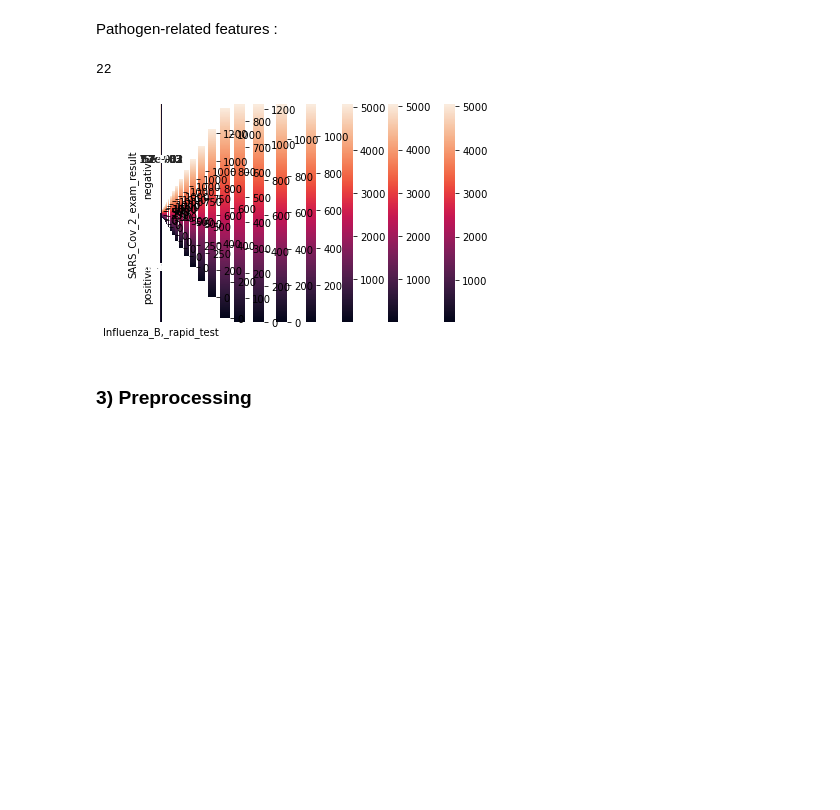
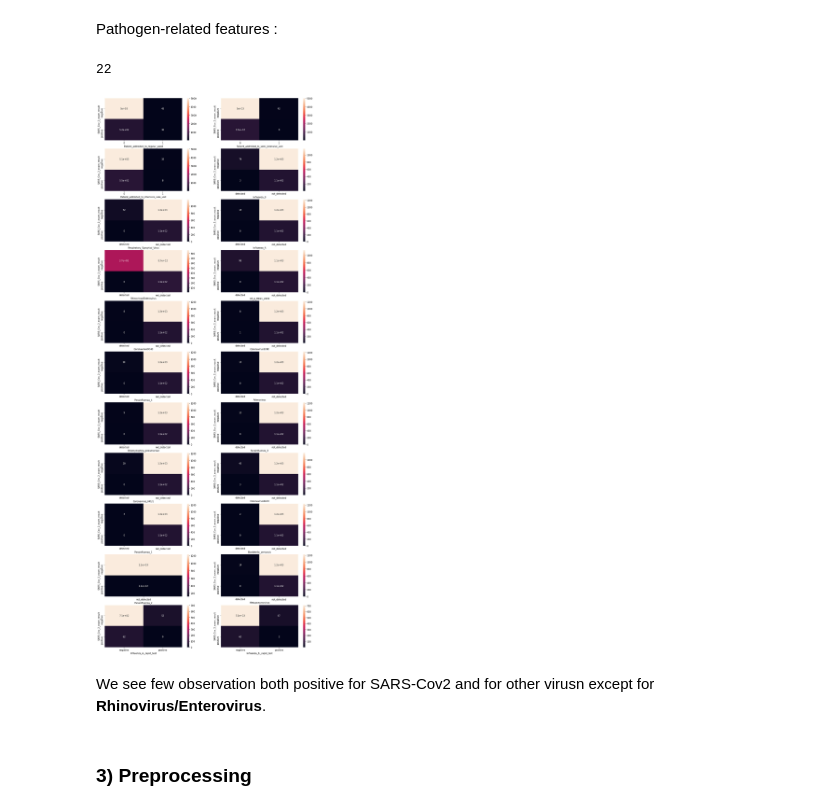
Before and after one commit to AnthonyJaquaniello/Machine_Learning, a Jupyter notebook: src/Covid.ipynb, the cells around one changed output. Drawn from its saved outputs; the diff is of its cells as text; code cells hidden in the pictures; blank space fills up the shorter version.

```diff
--- a/src/Covid.ipynb
+++ b/src/Covid.ipynb
@@ -412,17 +456,20 @@ Pathogen-related features :
 # %%
 object_col = list(covid_filtered_features.select_dtypes(include=['int64', 'object']).columns)
 object_col.remove('SARS_Cov_2_exam_result')
 object_col.remove('Patient_age_quantile')
 print(len(object_col))
 
-figure = plt.figure()
-
+figure = plt.figure(figsize=(17, 45))
+pos = 1
 for col in object_col:
-    plt.figure()
-    sns.heatmap(data=pd.crosstab(covid_filtered_features['SARS_Cov_2_exam_result'],
-                                covid_filtered_features[col]), annot=True)
+    ax = figure.add_subplot(11, 2, pos)
+    sns.heatmap(ax=ax, data=pd.crosstab(covid_filtered_features['SARS_Cov_2_exam_result'],
+                                        covid_filtered_features[col]), annot=True)
+    pos += 1
 # %% [output]
 22
-[figure, old version]
+[figure, new version]
+# %% [markdown]
+We see few observation both positive for SARS-Cov2 and for other virusn except for <strong>Rhinovirus/Enterovirus</strong>.
 # %% [markdown]
 <h3>3) Preprocessing</h3>
```
Also changed, not shown: parts of 19 cells of this notebook.
